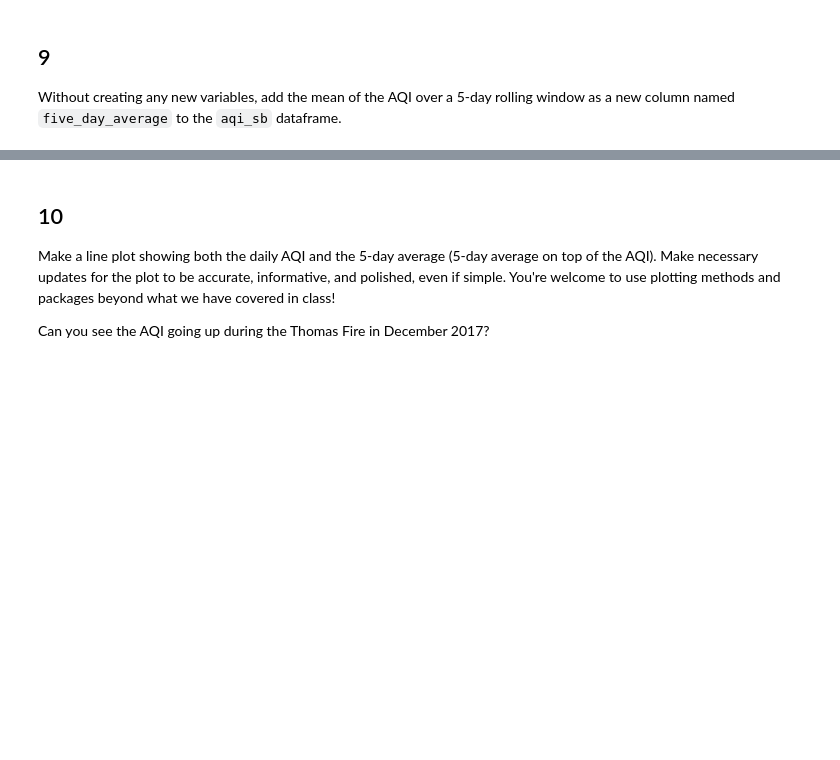
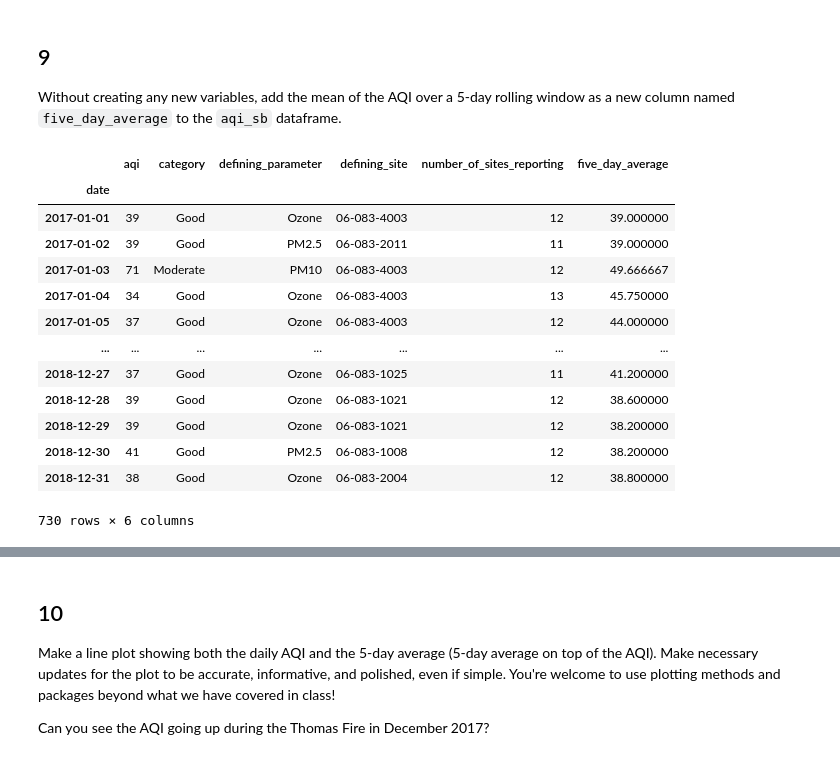
Before and after one commit to aakikip/eds220-hwk2, a Jupyter notebook: task3/hwk2-task3-aqi.ipynb, the cells around one changed output, grey strips where cells are left out. Saved outputs shown, nothing was run; the diff lists cells and outputs as text; code cells hidden in the pictures; blank space fills up the shorter version.

```diff
--- a/task3/hwk2-task3-aqi.ipynb
+++ b/task3/hwk2-task3-aqi.ipynb
@@ -135,0 +209,8 @@ aqi_sb
+# %%
+# Select data from Santa Barbara county
+aqi_sb = aqi[aqi['county_name'] == 'Santa Barbara']
+
+# Remove the columns we are not interested in
+aqi_sb = aqi_sb.drop(columns = ['state_name', 'county_name', 'state_code', 'county_code'])
+
+aqi_sb
@@ -149,7 +250,11 @@ c. What is the data type of the `date` column? Write your answer in the markdown
 In the following cell:
 1. Update the date column of `aqi_sb` to be a `pandas.datetime` object.
 2. Update the index of `aqi_sb` to be the `date` column.
-# %%
-aqi_sb.date = ...
-aqi_sb = ...
-aqi_sb
+# %%
+# Convert the date column to 'pandas.datetime' object
+aqi_sb['date'] = pd.to_datetime(aqi_sb['date'])
+
+# Update the index to date column
+aqi_sb = aqi_sb.set_index('date')
+
+aqi_sb
@@ -180,2 +314,21 @@ aqi_sb
+# %%
+# Add the mean of AQI over a 5-day rolling window as a new column
+aqi_sb['five_day_average'] = aqi_sb['aqi'].rolling('5D').mean()
+aqi_sb
+# %% [output]
+|  | aqi | category | defining_parameter | defining_site | number_of_sites_reporting | five_day_average |
+| date |  |  |  |  |  |  |
+| 2017-01-01 | 39 | Good | Ozone | 06-083-4003 | 12 | 39.000000 |
+| 2017-01-02 | 39 | Good | PM2.5 | 06-083-2011 | 11 | 39.000000 |
+| 2017-01-03 | 71 | Moderate | PM10 | 06-083-4003 | 12 | 49.666667 |
+| 2017-01-04 | 34 | Good | Ozone | 06-083-4003 | 13 | 45.750000 |
+| 2017-01-05 | 37 | Good | Ozone | 06-083-4003 | 12 | 44.000000 |
+| ... | ... | ... | ... | ... | ... | ... |
+| 2018-12-27 | 37 | Good | Ozone | 06-083-1025 | 11 | 41.200000 |
+| 2018-12-28 | 39 | Good | Ozone | 06-083-1021 | 12 | 38.600000 |
+| 2018-12-29 | 39 | Good | Ozone | 06-083-1021 | 12 | 38.200000 |
+| 2018-12-30 | 41 | Good | PM2.5 | 06-083-1008 | 12 | 38.200000 |
+| 2018-12-31 | 38 | Good | Ozone | 06-083-2004 | 12 | 38.800000 |
+730 rows × 6 columns
 # %%
 grader.check("q9")
```
Also changed, not shown: parts of 22 cells of this notebook.
